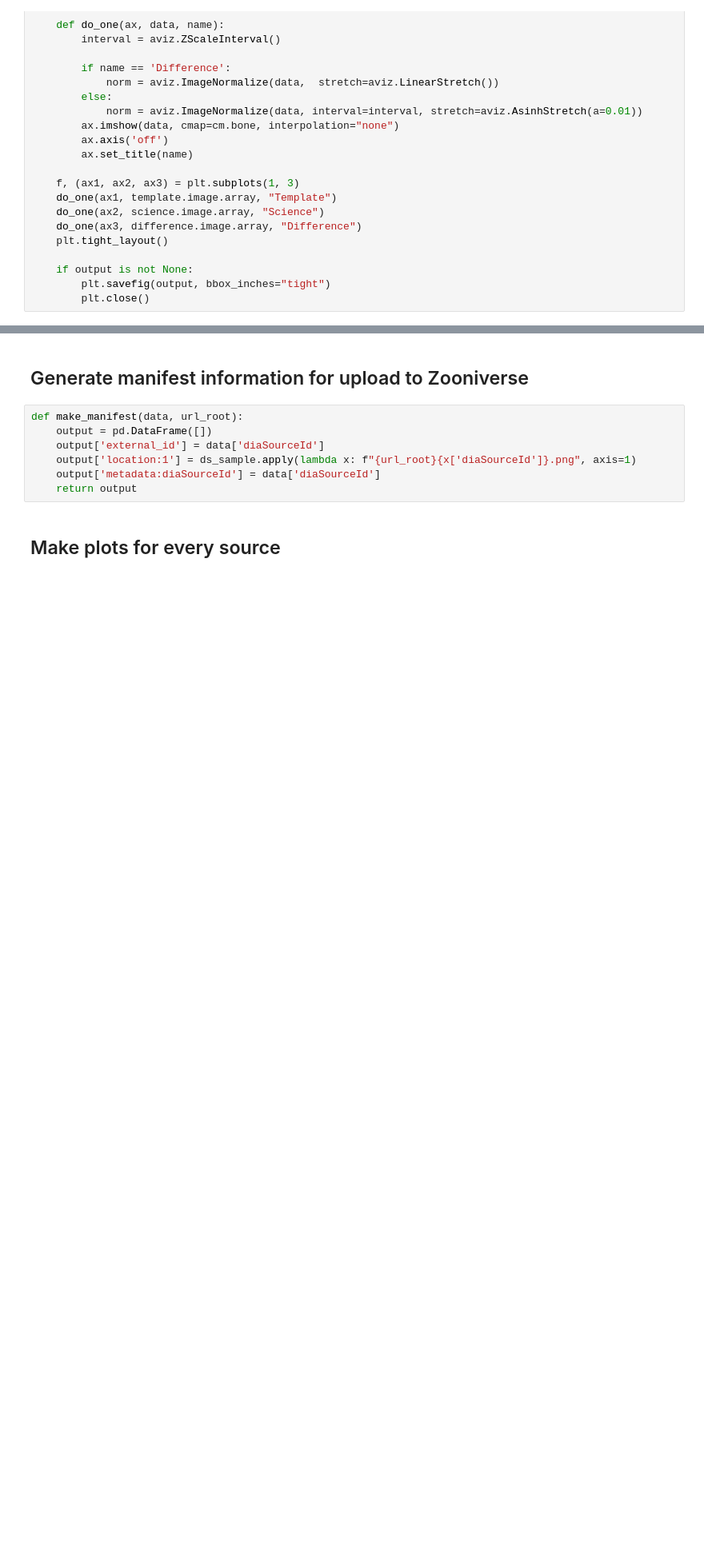
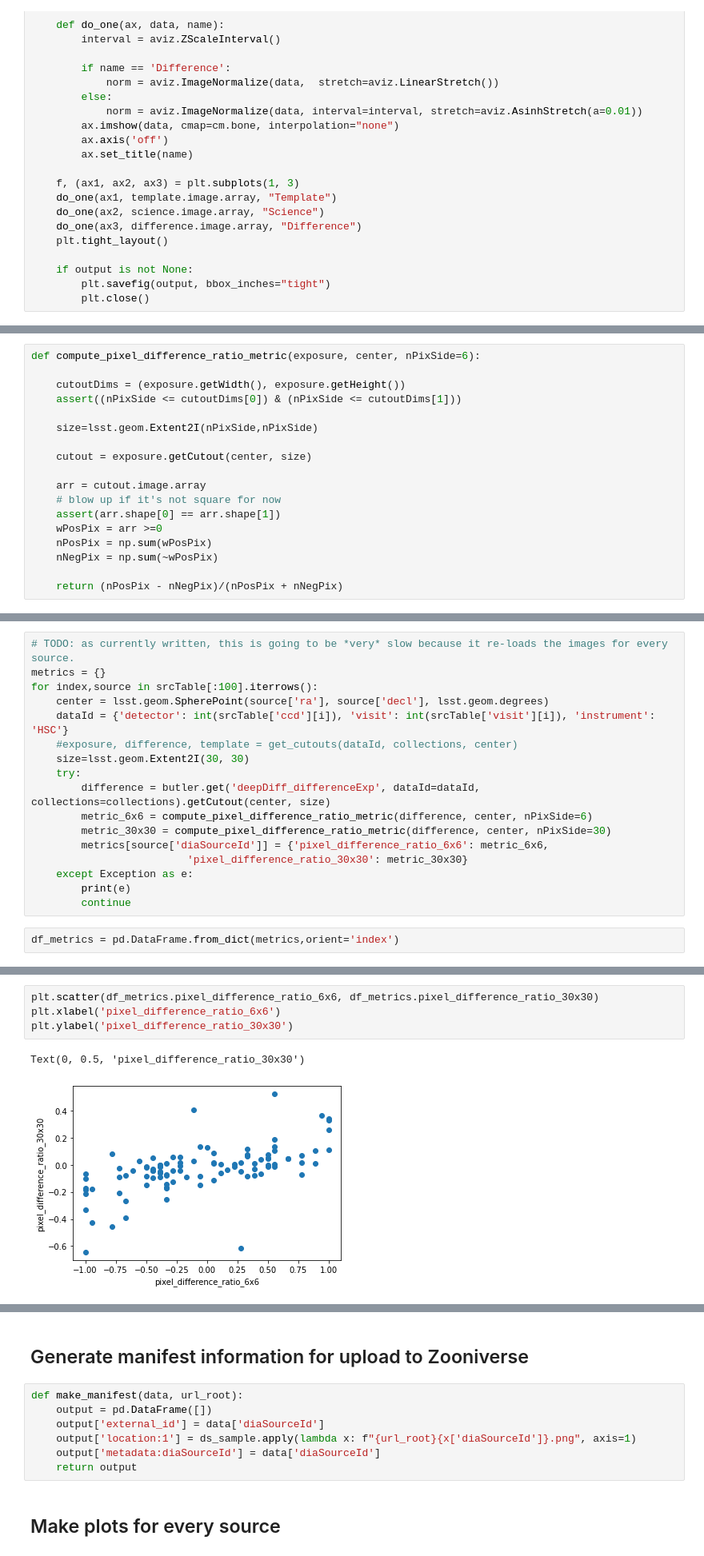
Before and after one commit to lsst-dm/ap_pipe-notebooks, a Jupyter notebook: notebooks/diffim_sprint_cutouts.ipynb, the cells around one changed output, grey strips where cells are left out. Shown: that part at 80% size. Saved outputs shown, nothing was run; the diff lists cells and outputs as text; blank space fills up the shorter version.

```diff
--- a/notebooks/diffim_sprint_cutouts.ipynb
+++ b/notebooks/diffim_sprint_cutouts.ipynb
@@ -118,0 +132,18 @@ plot_cutout(exposure, difference, template)
+# %%
+def compute_pixel_difference_ratio_metric(exposure, center, nPixSide=6):
+
+    cutoutDims = (exposure.getWidth(), exposure.getHeight())
+    assert((nPixSide <= cutoutDims[0]) & (nPixSide <= cutoutDims[1]))
+
+    size=lsst.geom.Extent2I(nPixSide,nPixSide)
+
+    cutout = exposure.getCutout(center, size)
+
+    arr = cutout.image.array
+    # blow up if it's not square for now
+    assert(arr.shape[0] == arr.shape[1])
+    wPosPix = arr >=0
+    nPosPix = np.sum(wPosPix)
+    nNegPix = np.sum(~wPosPix)
+
+    return (nPosPix - nNegPix)/(nPosPix + nNegPix)
@@ -118,0 +154,19 @@ plot_cutout(exposure, difference, template)
+# %%
+# TODO: as currently written, this is going to be *very* slow because it re-loads the images for every source.
+metrics = {}
+for index,source in srcTable[:100].iterrows():
+    center = lsst.geom.SpherePoint(source['ra'], source['decl'], lsst.geom.degrees)
+    dataId = {'detector': int(srcTable['ccd'][i]), 'visit': int(srcTable['visit'][i]), 'instrument': 'HSC'}
+    #exposure, difference, template = get_cutouts(dataId, collections, center)
+    size=lsst.geom.Extent2I(30, 30)
+    try:
+        difference = butler.get('deepDiff_differenceExp', dataId=dataId, collections=collections).getCutout(center, size)
+        metric_6x6 = compute_pixel_difference_ratio_metric(difference, center, nPixSide=6)
+        metric_30x30 = compute_pixel_difference_ratio_metric(difference, center, nPixSide=30)
+        metrics[source['diaSourceId']] = {'pixel_difference_ratio_6x6': metric_6x6,
+                         'pixel_difference_ratio_30x30': metric_30x30}
+    except Exception as e:
+        print(e)
+        continue
+# %%
+df_metrics = pd.DataFrame.from_dict(metrics,orient='index')
@@ -118,0 +189,7 @@ plot_cutout(exposure, difference, template)
+# %%
+plt.scatter(df_metrics.pixel_difference_ratio_6x6, df_metrics.pixel_difference_ratio_30x30)
+plt.xlabel('pixel_difference_ratio_6x6')
+plt.ylabel('pixel_difference_ratio_30x30')
+# %% [output]
+Text(0, 0.5, 'pixel_difference_ratio_30x30')
+[figure, added]
```
Also changed, not shown: parts of 9 cells of this notebook.
